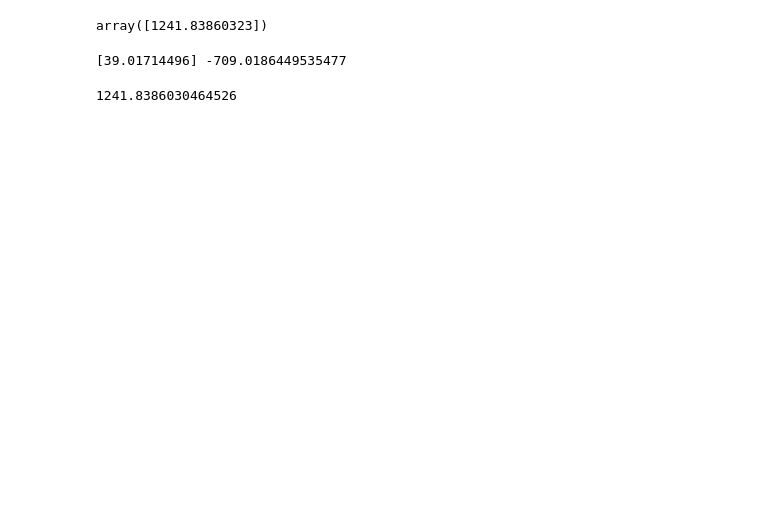
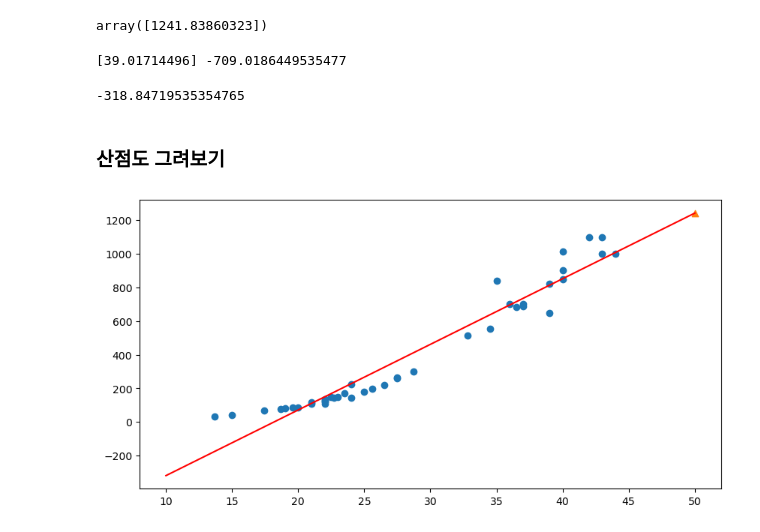
Before and after one commit to neymaru/machine-learning-study, a Jupyter notebook: Note/25.선형회귀.ipynb, the cells around one changed output. Drawn from its saved outputs; the diff is of its cells as text; code cells hidden in the pictures; blank space fills up the shorter version.

```diff
--- a/Note/25.선형회귀.ipynb
+++ b/Note/25.선형회귀.ipynb
@@ -143,6 +151,8 @@ print(lr.coef_, lr.intercept_)
 [39.01714496] -709.0186449535477
 # %%
 # 기울기와 절편으로 계산
-39.01714496 * 50 - 709.0186449535477
+39.01714496 * 10 - 709.0186449535477
 # %% [output]
-1241.8386030464526
+-318.84719535354765
+# %% [markdown]
+### 산점도 그려보기
@@ -148,0 +161,25 @@ print(lr.coef_, lr.intercept_)
+# %%
+# 훈련세트의 산점도
+plt.figure(figsize=(10,5))
+plt.scatter(
+    train_input,
+    train_target
+)
+
+# 생선의 길이가 10 ~ 50까지의 1차원 방정식 그래프
+plt.plot(
+    [10, 50],
+    [10 * lr.coef_ + lr.intercept_, 50 * lr.coef_ + lr.intercept_],
+    c='red'
+)
+
+# 50cm 생성
+plt.scatter(
+    50,
+    50 * lr.coef_ + lr.intercept_,
+    marker='^'
+)
+
+plt.show()
+# %% [output]
+[figure, added]
```
Also changed, not shown: parts of 20 cells of this notebook.
